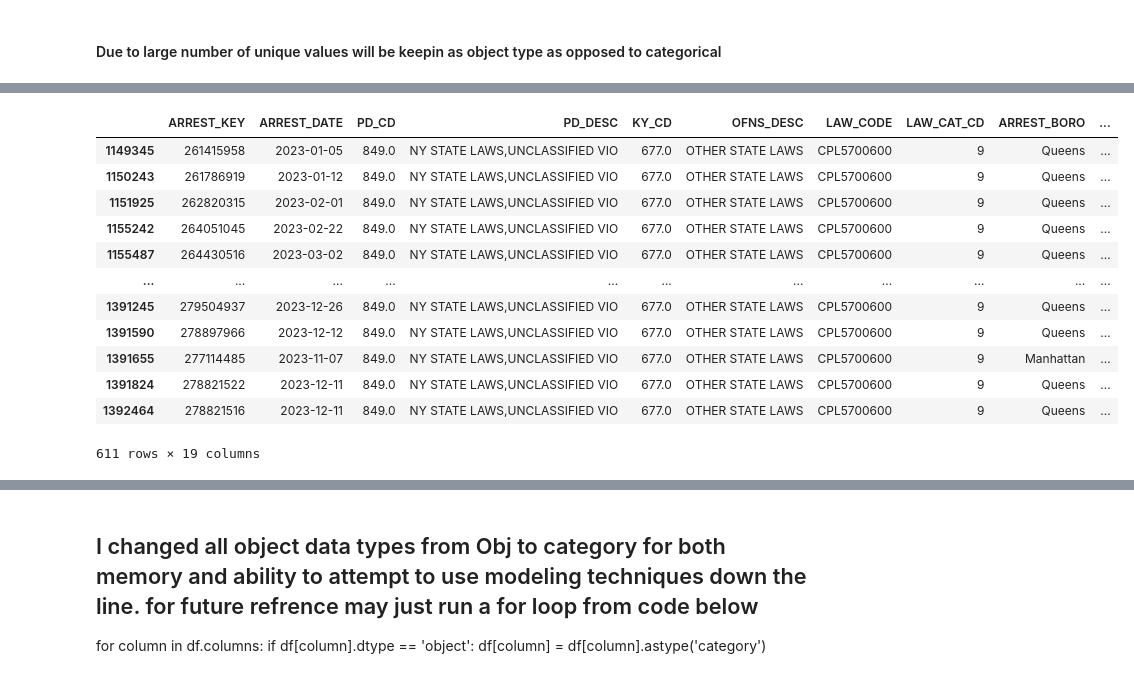
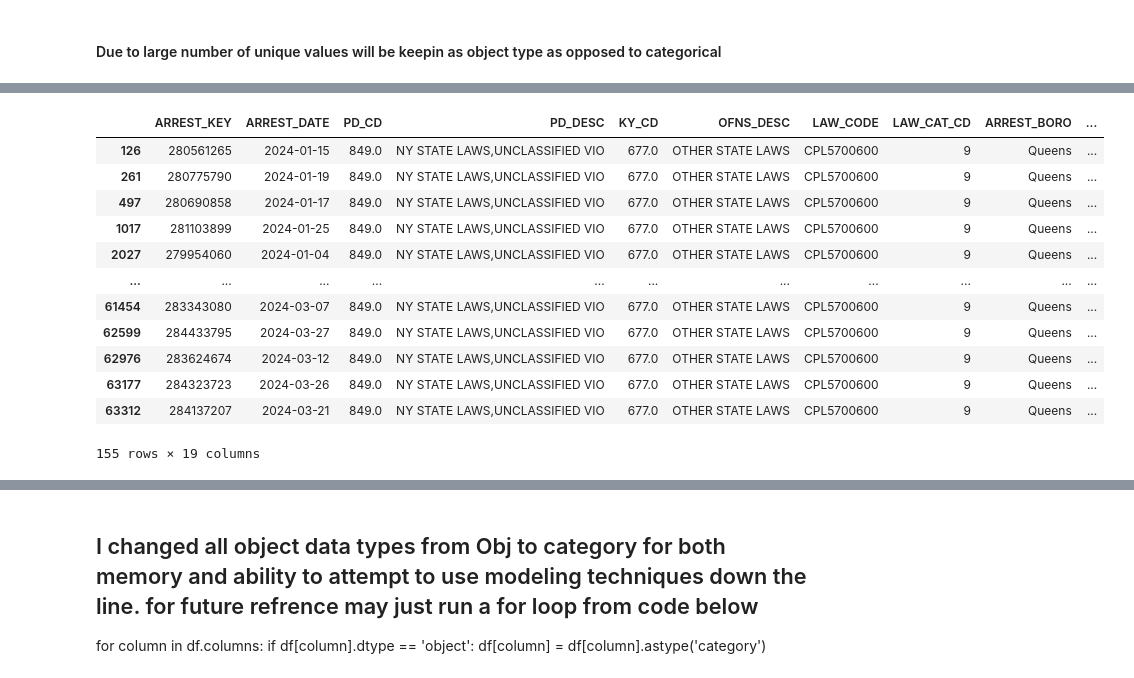
Before and after one commit to CarlosGG18/NYPD-Arrest-Analysis, a Jupyter notebook: YTD_Cleaning.ipynb, the cells around one changed output, grey strips where cells are left out. Cells and saved outputs as stored; diff of their text form; code cells hidden in the pictures.

```diff
--- a/YTD_Cleaning.ipynb
+++ b/YTD_Cleaning.ipynb
@@ -260,2 +219,2 @@ array([ 41,  19, 109, 115,  46, 112,  45,   5,  44,  17, 113,  40, 110,
 # %%
-filtered_df['ARREST_PRECINCT'] = filtered_df['ARREST_PRECINCT'].astype('category')
+df['ARREST_PRECINCT'] = df['ARREST_PRECINCT'].astype('category')
@@ -282,4 +235,4 @@ boro_mapping = {
 }
 
 # Rename categories using the dictionary
-filtered_df['ARREST_BORO'] = filtered_df['ARREST_BORO'].cat.rename_categories(boro_mapping)
+df['ARREST_BORO'] = df['ARREST_BORO'].cat.rename_categories(boro_mapping)
@@ -316,7 +263,7 @@ sex_mapping = {
 }
 
 # Convert 'PERP_SEX' to categorical data type
-filtered_df['PERP_SEX'] = filtered_df['PERP_SEX'].astype('category')
+df['PERP_SEX'] = df['PERP_SEX'].astype('category')
 
 # Rename categories using the dictionary
-filtered_df['PERP_SEX'] = filtered_df['PERP_SEX'].cat.rename_categories(sex_mapping)
+df['PERP_SEX'] = df['PERP_SEX'].cat.rename_categories(sex_mapping)
@@ -340,2 +276,2 @@ array(['WHITE HISPANIC', 'BLACK', 'WHITE', 'UNKNOWN',
 # %%
-filtered_df['PERP_RACE'] = filtered_df['PERP_RACE'].astype('category')
+df['PERP_RACE'] = df['PERP_RACE'].astype('category')
@@ -428,19 +362,19 @@ filtered_df.loc[filtered_df['LAW_CAT_CD'] == 'I'] #Traffic
 # %%
-filtered_df.loc[filtered_df['LAW_CAT_CD'] == '9']
+df.loc[df['LAW_CAT_CD'] == '9']
 # %% [output]
 |  | ARREST_KEY | ARREST_DATE | PD_CD | PD_DESC | KY_CD | OFNS_DESC | LAW_CODE | LAW_CAT_CD | ARREST_BORO | ... |
-| 1149345 | 261415958 | 2023-01-05 | 849.0 | NY STATE LAWS,UNCLASSIFIED VIO | 677.0 | OTHER STATE LAWS | CPL5700600 | 9 | Queens | ... |
-| 1150243 | 261786919 | 2023-01-12 | 849.0 | NY STATE LAWS,UNCLASSIFIED VIO | 677.0 | OTHER STATE LAWS | CPL5700600 | 9 | Queens | ... |
-| 1151925 | 262820315 | 2023-02-01 | 849.0 | NY STATE LAWS,UNCLASSIFIED VIO | 677.0 | OTHER STATE LAWS | CPL5700600 | 9 | Queens | ... |
-| 1155242 | 264051045 | 2023-02-22 | 849.0 | NY STATE LAWS,UNCLASSIFIED VIO | 677.0 | OTHER STATE LAWS | CPL5700600 | 9 | Queens | ... |
-| 1155487 | 264430516 | 2023-03-02 | 849.0 | NY STATE LAWS,UNCLASSIFIED VIO | 677.0 | OTHER STATE LAWS | CPL5700600 | 9 | Queens | ... |
+| 126 | 280561265 | 2024-01-15 | 849.0 | NY STATE LAWS,UNCLASSIFIED VIO | 677.0 | OTHER STATE LAWS | CPL5700600 | 9 | Queens | ... |
+| 261 | 280775790 | 2024-01-19 | 849.0 | NY STATE LAWS,UNCLASSIFIED VIO | 677.0 | OTHER STATE LAWS | CPL5700600 | 9 | Queens | ... |
+| 497 | 280690858 | 2024-01-17 | 849.0 | NY STATE LAWS,UNCLASSIFIED VIO | 677.0 | OTHER STATE LAWS | CPL5700600 | 9 | Queens | ... |
+| 1017 | 281103899 | 2024-01-25 | 849.0 | NY STATE LAWS,UNCLASSIFIED VIO | 677.0 | OTHER STATE LAWS | CPL5700600 | 9 | Queens | ... |
+| 2027 | 279954060 | 2024-01-04 | 849.0 | NY STATE LAWS,UNCLASSIFIED VIO | 677.0 | OTHER STATE LAWS | CPL5700600 | 9 | Queens | ... |
 | ... | ... | ... | ... | ... | ... | ... | ... | ... | ... | ... |
-| 1391245 | 279504937 | 2023-12-26 | 849.0 | NY STATE LAWS,UNCLASSIFIED VIO | 677.0 | OTHER STATE LAWS | CPL5700600 | 9 | Queens | ... |
-| 1391590 | 278897966 | 2023-12-12 | 849.0 | NY STATE LAWS,UNCLASSIFIED VIO | 677.0 | OTHER STATE LAWS | CPL5700600 | 9 | Queens | ... |
-| 1391655 | 277114485 | 2023-11-07 | 849.0 | NY STATE LAWS,UNCLASSIFIED VIO | 677.0 | OTHER STATE LAWS | CPL5700600 | 9 | Manhattan | ... |
-| 1391824 | 278821522 | 2023-12-11 | 849.0 | NY STATE LAWS,UNCLASSIFIED VIO | 677.0 | OTHER STATE LAWS | CPL5700600 | 9 | Queens | ... |
-| 1392464 | 278821516 | 2023-12-11 | 849.0 | NY STATE LAWS,UNCLASSIFIED VIO | 677.0 | OTHER STATE LAWS | CPL5700600 | 9 | Queens | ... |
+| 61454 | 283343080 | 2024-03-07 | 849.0 | NY STATE LAWS,UNCLASSIFIED VIO | 677.0 | OTHER STATE LAWS | CPL5700600 | 9 | Queens | ... |
+| 62599 | 284433795 | 2024-03-27 | 849.0 | NY STATE LAWS,UNCLASSIFIED VIO | 677.0 | OTHER STATE LAWS | CPL5700600 | 9 | Queens | ... |
+| 62976 | 283624674 | 2024-03-12 | 849.0 | NY STATE LAWS,UNCLASSIFIED VIO | 677.0 | OTHER STATE LAWS | CPL5700600 | 9 | Queens | ... |
+| 63177 | 284323723 | 2024-03-26 | 849.0 | NY STATE LAWS,UNCLASSIFIED VIO | 677.0 | OTHER STATE LAWS | CPL5700600 | 9 | Queens | ... |
+| 63312 | 284137207 | 2024-03-21 | 849.0 | NY STATE LAWS,UNCLASSIFIED VIO | 677.0 | OTHER STATE LAWS | CPL5700600 | 9 | Queens | ... |
-611 rows × 19 columns
+155 rows × 19 columns
 # %%
 law_cat = {
     'F': 'Felony',
```
Also changed, not shown: parts of 52 cells of this notebook, 2 other files.
